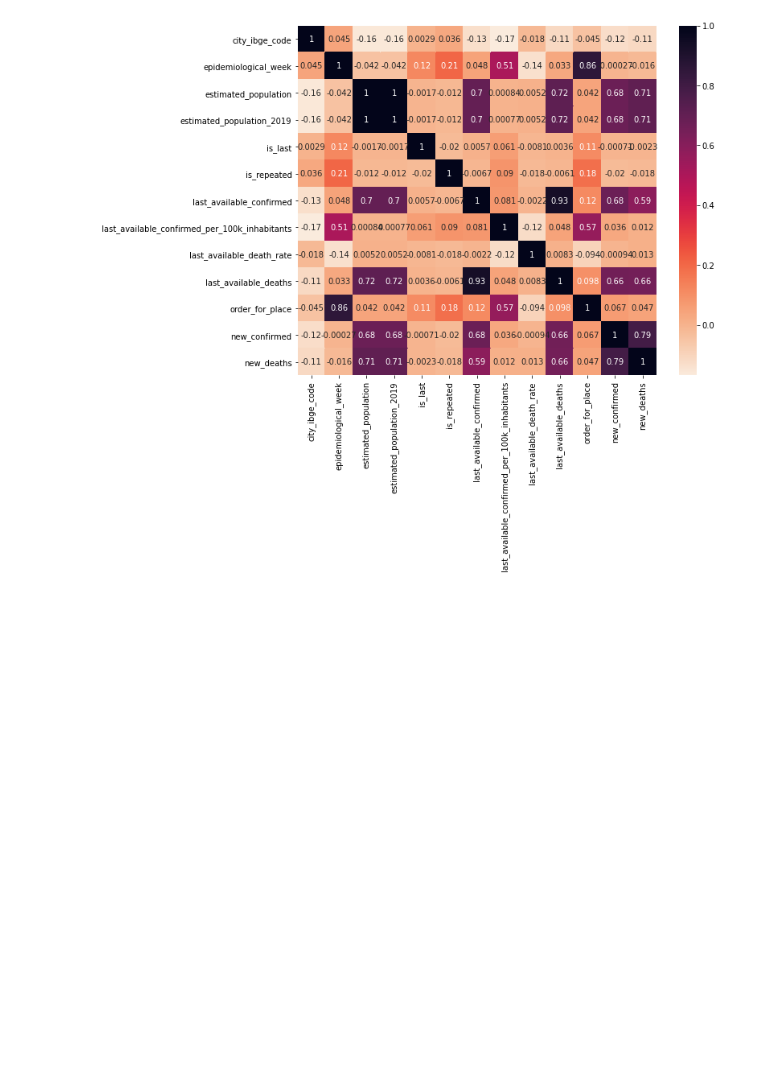
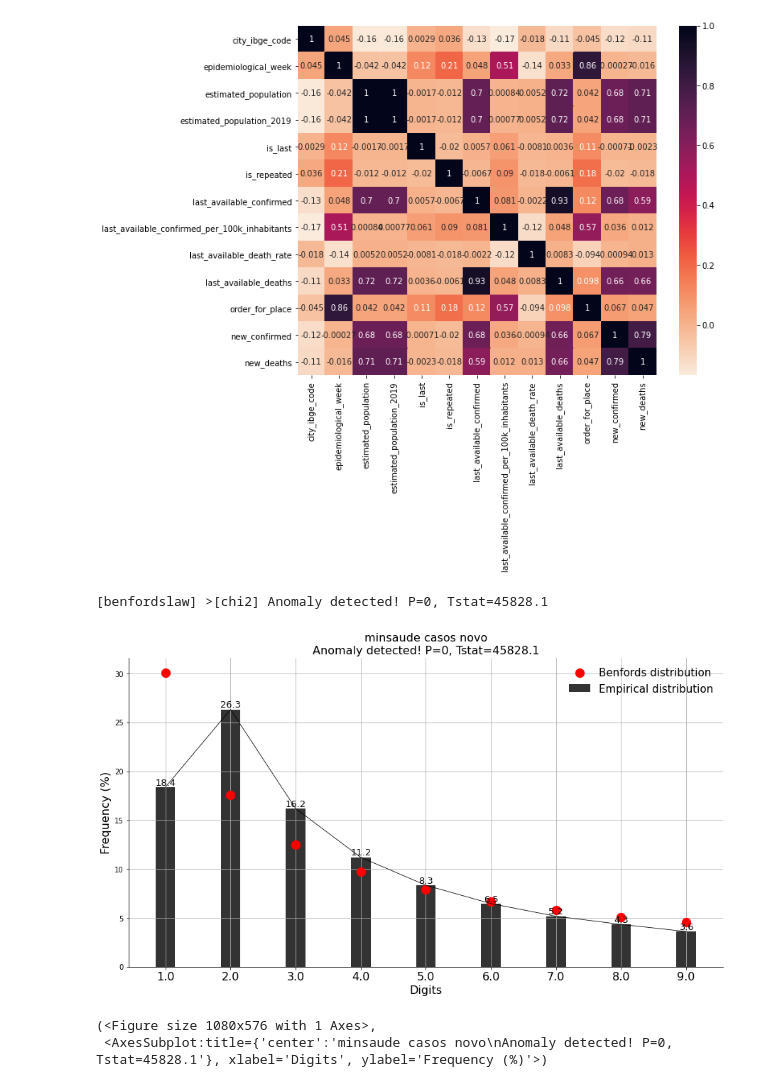
Before and after one commit to euclidesfreire/mortytest, a Jupyter notebook: test.ipynb, the cells around one changed output. Drawn from its saved outputs; the diff is of its cells as text; code cells hidden in the pictures; blank space fills up the shorter version.

Commit message:
Test Dataset minsaude e regcivil

```diff
--- a/test.ipynb
+++ b/test.ipynb
@@ -55,3 +55,18 @@ X = df_no_city_null['new_confirmed'].values
 result = bl.fit(X)
 
 bl.plot(title='new_confirmed')
+# %%
+#Test dataset Ministério da Saúde
+df_minsaude = pd.read_csv('datasets/minsaude/HIST_PAINEL_COVIDBR_19jan2021.csv', sep=';')
+# %%
+#bl df_minsaude
+X = df_minsaude['casosNovos'].values
+
+result = bl.fit(X)
+
+bl.plot(title='minsaude casos novo')
+# %% [output]
+[benfordslaw] >[chi2] Anomaly detected! P=0, Tstat=45828.1
+[figure, added]
+(<Figure size 1080x576 with 1 Axes>,
+ <AxesSubplot:title={'center':'minsaude casos novo\nAnomaly detected! P=0, Tstat=45828.1'}, xlabel='Digits', ylabel='Frequency (%)'>)
```
Also changed, not shown: parts of 5 cells of this notebook, 1 other file.
